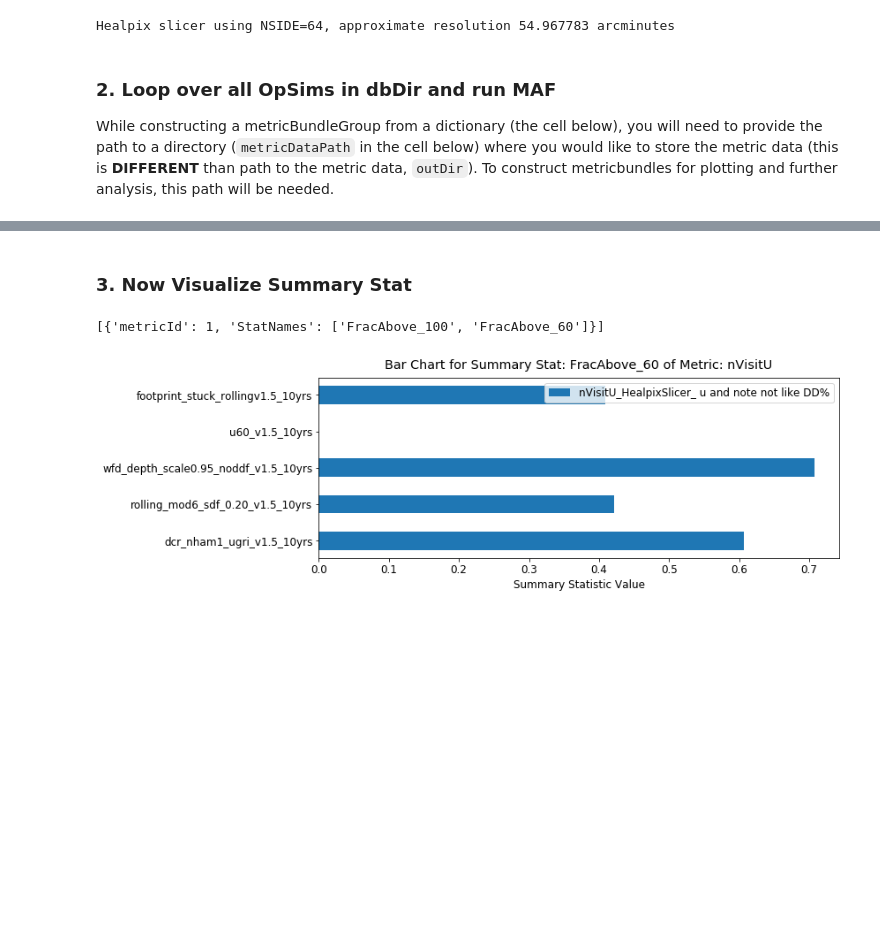
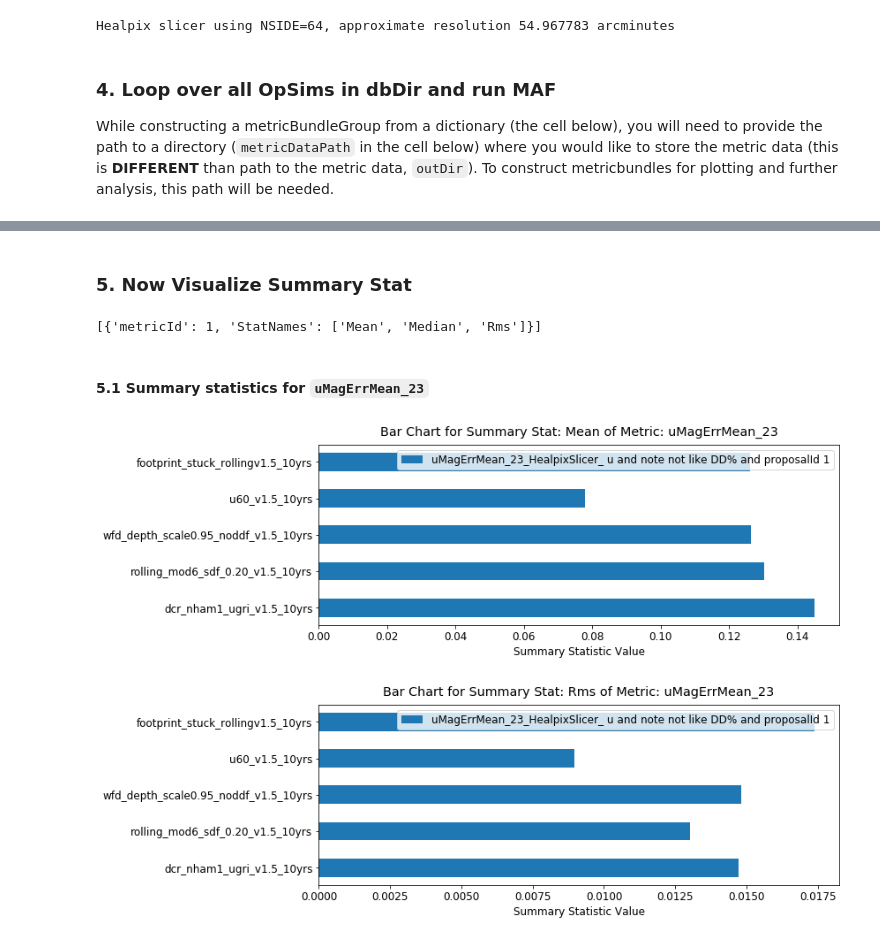
Before and after one commit to RichardsGroup/LSST_OpSim, a Jupyter notebook: contrib/05_YuPhotoErr.ipynb, the cells around one changed output, grey strips where cells are left out. Drawn from its saved outputs; the diff is of its cells as text; code cells hidden in the pictures; blank space fills up the shorter version.

```diff
--- a/contrib/05_YuPhotoErr.ipynb
+++ b/contrib/05_YuPhotoErr.ipynb
@@ -282,5 +190,5 @@ bundleDict = {'uMagErrMetric': uMagErrMetric, 'gMagErrMetric': gMagErrMetric}
 # %% [markdown]
-### 2. Loop over all OpSims in dbDir and run MAF
+### 4. Loop over all OpSims in dbDir and run MAF
 While constructing a metricBundleGroup from a dictionary (the cell below), you will need to provide the path to a directory (`metricDataPath` in the cell below) where you would like to store the metric data (this is **DIFFERENT** than path to the metric data, `outDir`). To construct metricbundles for plotting and further analysis, this path will be needed.
 # %%
 # below I am only going to run metrics on the first five opsims
@@ -312,13 +215,19 @@ Running metrics on: footprint_stuck_rollingv1.5_10yrs
 *************************************
 # %% [markdown]
-### 3. Now Visualize Summary Stat
+### 5. Now Visualize Summary Stat
 # %%
 # show avaiable summary
-getSummaryStatNames(resultDbs[dbRuns[0]], 'nVisitG')
+getSummaryStatNames(resultDbs[dbRuns[0]], 'uMagErrMean_23')
 # %% [output]
-[{'metricId': 1, 'StatNames': ['FracAbove_100', 'FracAbove_60']}]
+[{'metricId': 1, 'StatNames': ['Mean', 'Median', 'Rms']}]
+# %% [markdown]
+#### 5.1 Summary statistics for `uMagErrMean_23`
 # %%
 # compare using plotSummaryBar
-plotSummaryBarh(resultDbs, 'nVisitU', 'FracAbove_60', runNames=dbRuns[0:5])
+plotSummaryBarh(resultDbs, 'uMagErrMean_23', 'Mean', runNames=dbRuns[0:5])
+
+# compare using plotSummaryBar
+plotSummaryBarh(resultDbs, 'uMagErrMean_23', 'Rms', runNames=dbRuns[0:5])
 # %% [output]
-[figure, old version]
+[figure, new version]
+[figure, added]
```
Also changed, not shown: parts of 31 cells of this notebook, 1 other file.
